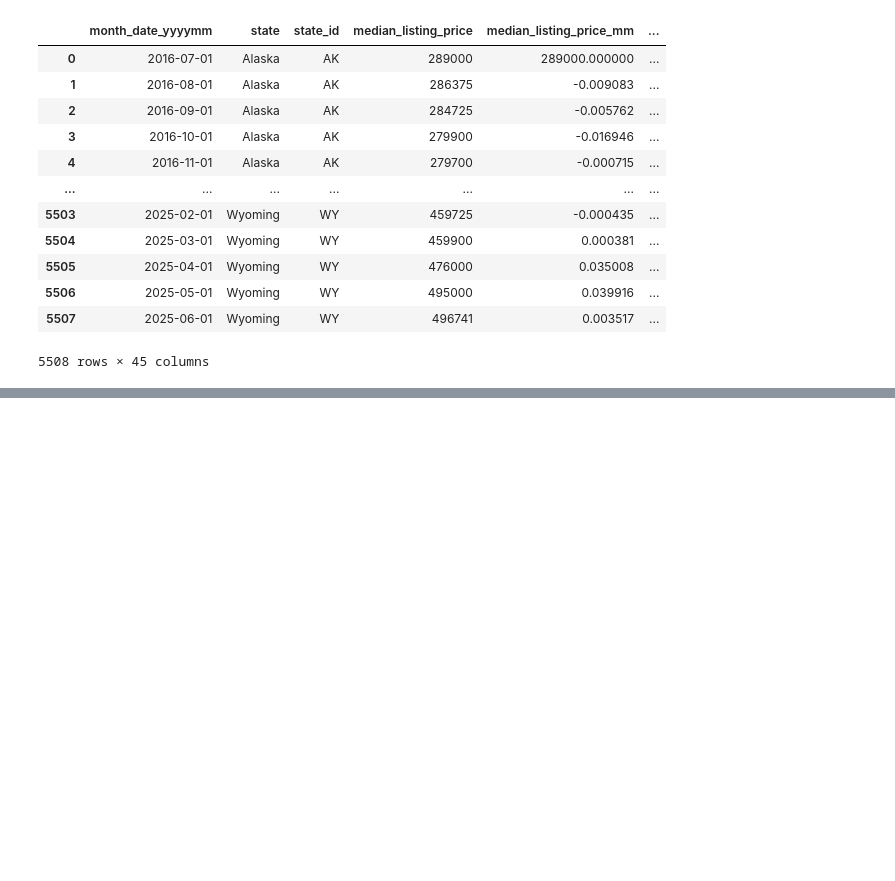
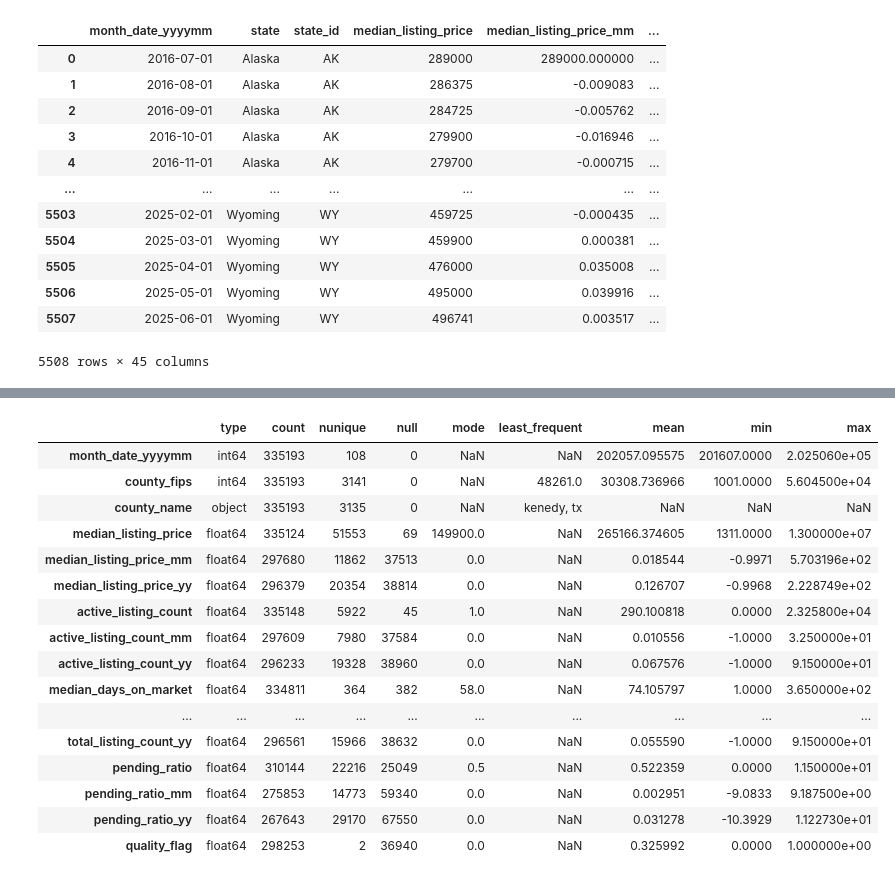
Before and after one commit to Real-Estate-Insight-Platform-Project/AI-ML-Services, a Jupyter notebook: forecasting engine/preprocessing.ipynb, the cells around one changed output, grey strips where cells are left out. Cells and saved outputs as stored; diff of their text form; code cells hidden in the pictures; blank space fills up the shorter version.

```diff
--- a/forecasting engine/preprocessing.ipynb
+++ b/forecasting engine/preprocessing.ipynb
@@ -273,0 +276,20 @@ customDescription(df2)
+# %%
+customDescription(county_history_df)
+# %% [output]
+|  | type | count | nunique | null | mode | least_frequent | mean | min | max |
+| month_date_yyyymm | int64 | 335193 | 108 | 0 | NaN | NaN | 202057.095575 | 201607.0000 | 2.025060e+05 |
+| county_fips | int64 | 335193 | 3141 | 0 | NaN | 48261.0 | 30308.736966 | 1001.0000 | 5.604500e+04 |
+| county_name | object | 335193 | 3135 | 0 | NaN | kenedy, tx | NaN | NaN | NaN |
+| median_listing_price | float64 | 335124 | 51553 | 69 | 149900.0 | NaN | 265166.374605 | 1311.0000 | 1.300000e+07 |
+| median_listing_price_mm | float64 | 297680 | 11862 | 37513 | 0.0 | NaN | 0.018544 | -0.9971 | 5.703196e+02 |
+| median_listing_price_yy | float64 | 296379 | 20354 | 38814 | 0.0 | NaN | 0.126707 | -0.9968 | 2.228749e+02 |
+| active_listing_count | float64 | 335148 | 5922 | 45 | 1.0 | NaN | 290.100818 | 0.0000 | 2.325800e+04 |
+| active_listing_count_mm | float64 | 297609 | 7980 | 37584 | 0.0 | NaN | 0.010556 | -1.0000 | 3.250000e+01 |
+| active_listing_count_yy | float64 | 296233 | 19328 | 38960 | 0.0 | NaN | 0.067576 | -1.0000 | 9.150000e+01 |
+| median_days_on_market | float64 | 334811 | 364 | 382 | 58.0 | NaN | 74.105797 | 1.0000 | 3.650000e+02 |
+| ... | ... | ... | ... | ... | ... | ... | ... | ... | ... |
+| total_listing_count_yy | float64 | 296561 | 15966 | 38632 | 0.0 | NaN | 0.055590 | -1.0000 | 9.150000e+01 |
+| pending_ratio | float64 | 310144 | 22216 | 25049 | 0.5 | NaN | 0.522359 | 0.0000 | 1.150000e+01 |
+| pending_ratio_mm | float64 | 275853 | 14773 | 59340 | 0.0 | NaN | 0.002951 | -9.0833 | 9.187500e+00 |
+| pending_ratio_yy | float64 | 267643 | 29170 | 67550 | 0.0 | NaN | 0.031278 | -10.3929 | 1.122730e+01 |
+| quality_flag | float64 | 298253 | 2 | 36940 | 0.0 | NaN | 0.325992 | 0.0000 | 1.000000e+00 |
```
Also changed, not shown: parts of 6 cells of this notebook.
